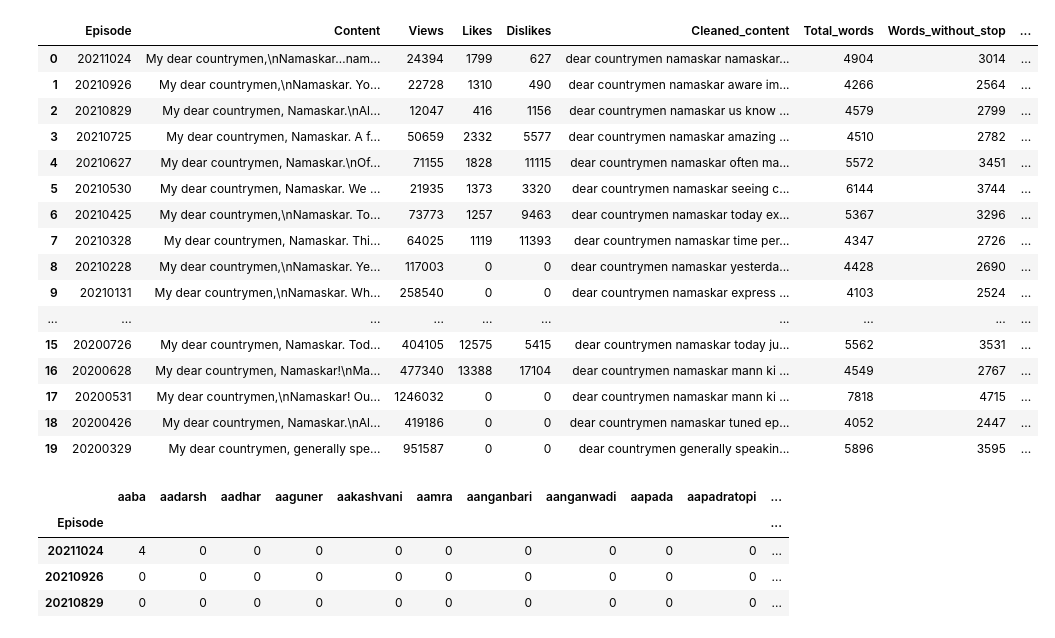
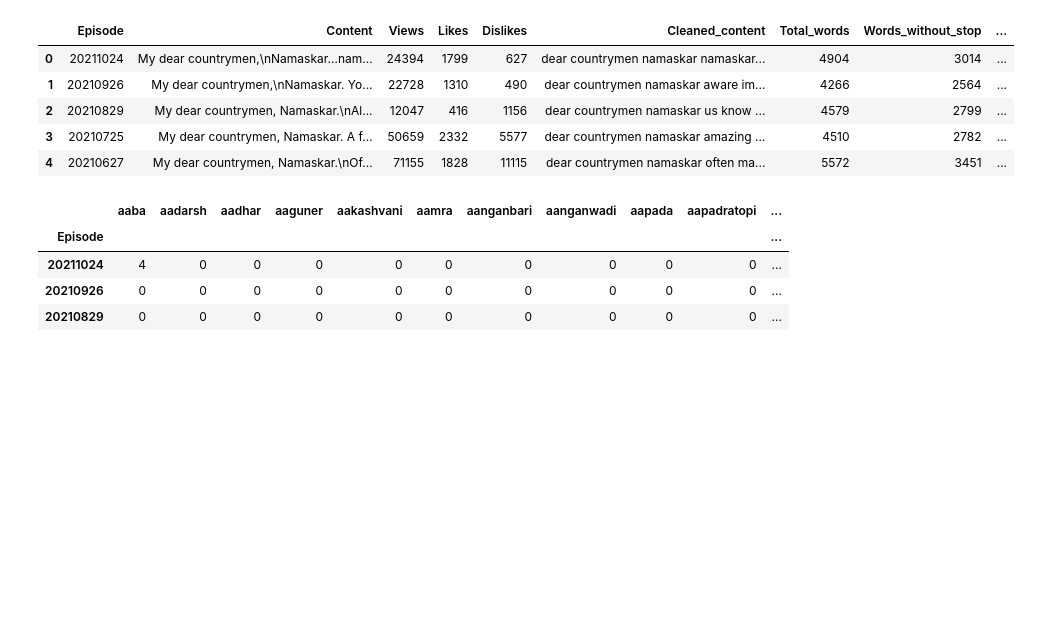
Before and after one commit to lab-programs/ds_lab, a Jupyter notebook: Code/notebooks/Visualisations_MKB.ipynb, the cells around one changed output. Drawn from its saved outputs; the diff is of its cells as text; code cells hidden in the pictures; blank space fills up the shorter version.

```diff
--- a/Code/notebooks/Visualisations_MKB.ipynb
+++ b/Code/notebooks/Visualisations_MKB.ipynb
@@ -8,25 +10,14 @@ from textwrap import wrap
 # %%
 df2 = pd.read_csv('MKB.csv')
 # %%
-df2.head(20)
+df2.head()
 # %% [output]
 |  | Episode | Content | Views | Likes | Dislikes | Cleaned_content | Total_words | Words_without_stop | ... |
 | 0 | 20211024 | My dear countrymen,\nNamaskar…nam... | 24394 | 1799 | 627 | dear countrymen namaskar namaskar... | 4904 | 3014 | ... |
 | 1 | 20210926 | My dear countrymen,\nNamaskar. Yo... | 22728 | 1310 | 490 | dear countrymen namaskar aware im... | 4266 | 2564 | ... |
 | 2 | 20210829 | My dear countrymen, Namaskar.\nAl... | 12047 | 416 | 1156 | dear countrymen namaskar us know ... | 4579 | 2799 | ... |
 | 3 | 20210725 | My dear countrymen, Namaskar. A f... | 50659 | 2332 | 5577 | dear countrymen namaskar amazing ... | 4510 | 2782 | ... |
 | 4 | 20210627 | My dear countrymen, Namaskar.\nOf... | 71155 | 1828 | 11115 | dear countrymen namaskar often ma... | 5572 | 3451 | ... |
-| 5 | 20210530 | My dear countrymen, Namaskar. We ... | 21935 | 1373 | 3320 | dear countrymen namaskar seeing c... | 6144 | 3744 | ... |
-| 6 | 20210425 | My dear countrymen,\nNamaskar. To... | 73773 | 1257 | 9463 | dear countrymen namaskar today ex... | 5367 | 3296 | ... |
-| 7 | 20210328 | My dear countrymen, Namaskar. Thi... | 64025 | 1119 | 11393 | dear countrymen namaskar time per... | 4347 | 2726 | ... |
-| 8 | 20210228 | My dear countrymen,\nNamaskar. Ye... | 117003 | 0 | 0 | dear countrymen namaskar yesterda... | 4428 | 2690 | ... |
-| 9 | 20210131 | My dear countrymen,\nNamaskar. Wh... | 258540 | 0 | 0 | dear countrymen namaskar express ... | 4103 | 2524 | ... |
-| ... | ... | ... | ... | ... | ... | ... | ... | ... | ... |
-| 15 | 20200726 | My dear countrymen, Namaskar. Tod... | 404105 | 12575 | 5415 | dear countrymen namaskar today ju... | 5562 | 3531 | ... |
-| 16 | 20200628 | My dear countrymen, Namaskar!\nMa... | 477340 | 13388 | 17104 | dear countrymen namaskar mann ki ... | 4549 | 2767 | ... |
-| 17 | 20200531 | My dear countrymen,\nNamaskar! Ou... | 1246032 | 0 | 0 | dear countrymen namaskar mann ki ... | 7818 | 4715 | ... |
-| 18 | 20200426 | My dear countrymen, Namaskar.\nAl... | 419186 | 0 | 0 | dear countrymen namaskar tuned ep... | 4052 | 2447 | ... |
-| 19 | 20200329 | My dear countrymen, generally spe... | 951587 | 0 | 0 | dear countrymen generally speakin... | 5896 | 3595 | ... |
 # %%
 cv=CountVectorizer(analyzer='word')
 data=cv.fit_transform(df2['Cleaned_content'])
```
Also changed, not shown: parts of 25 cells of this notebook.
